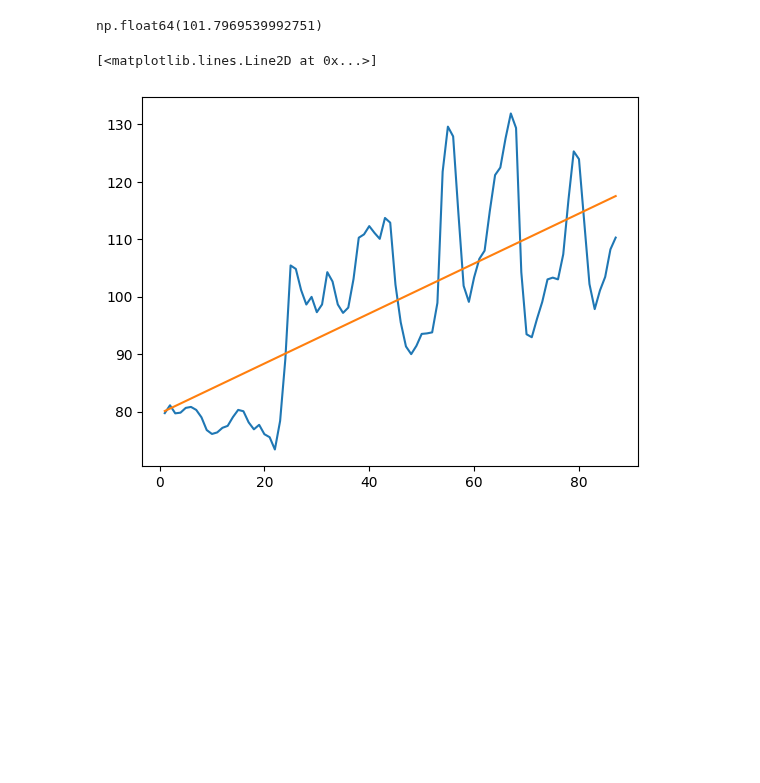
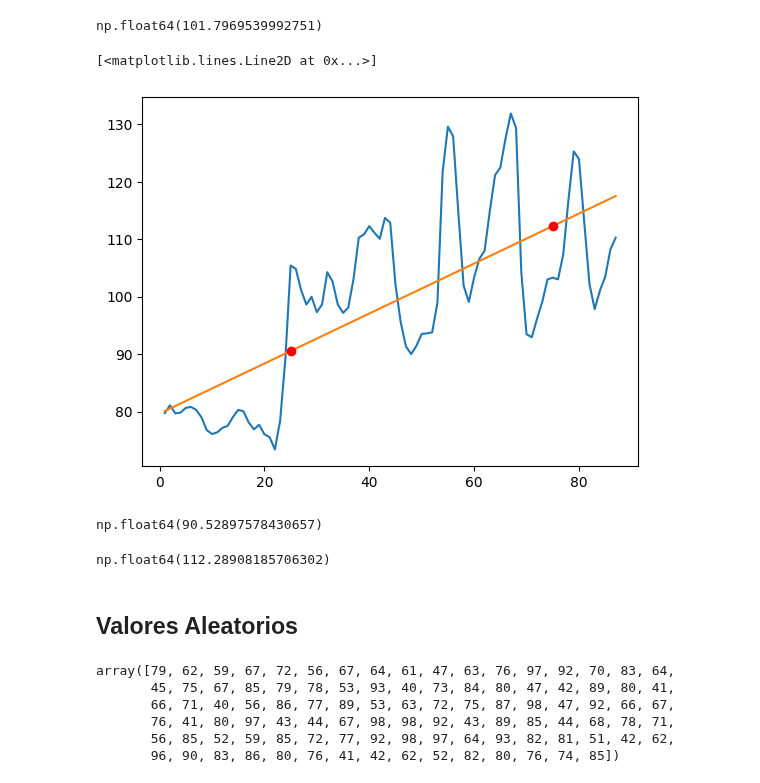
Before and after one commit to ollin02/Numpy, a Jupyter notebook: Numpy.ipynb, the cells around one changed output. Cells and saved outputs as stored; diff of their text form; code cells hidden in the pictures; blank space fills up the shorter version.

```diff
--- a/Numpy.ipynb
+++ b/Numpy.ipynb
@@ -416,6 +416,29 @@ np.float64(101.7969539992751)
 # %%
 plt.plot(fechas,Moscu)
 plt.plot(x,y)
+plt.plot(25,a*25+b,'ro')
+plt.plot(75,a*75+b,'ro')
 # %% [output]
 [<matplotlib.lines.Line2D at 0x...>]
-[figure, old version]
+[figure, new version]
+# %%
+a*25+b
+# %% [output]
+np.float64(90.52897578430657)
+# %%
+a*75+b
+# %% [output]
+np.float64(112.28908185706302)
+# %% [markdown]
+## Valores Aleatorios
+# %%
+# Entero
+
+np.random.randint(40, 100, 100)
+# %% [output]
+array([79, 62, 59, 67, 72, 56, 67, 64, 61, 47, 63, 76, 97, 92, 70, 83, 64,
+       45, 75, 67, 85, 79, 78, 53, 93, 40, 73, 84, 80, 47, 42, 89, 80, 41,
+       66, 71, 40, 56, 86, 77, 89, 53, 63, 72, 75, 87, 98, 47, 92, 66, 67,
+       76, 41, 80, 97, 43, 44, 67, 98, 98, 92, 43, 89, 85, 44, 68, 78, 71,
+       56, 85, 52, 59, 85, 72, 77, 92, 98, 97, 64, 93, 82, 81, 51, 42, 62,
+       96, 90, 83, 86, 80, 76, 41, 42, 62, 52, 82, 80, 76, 74, 85])
```
Also changed, not shown: parts of 12 cells of this notebook.
